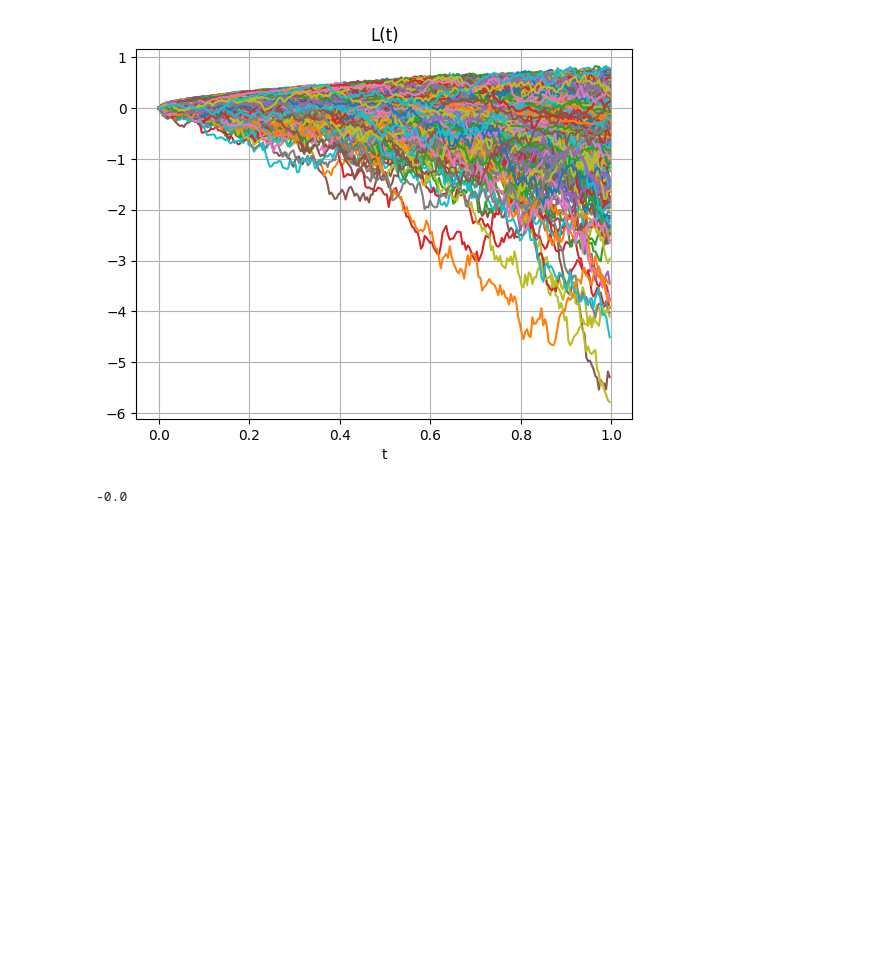
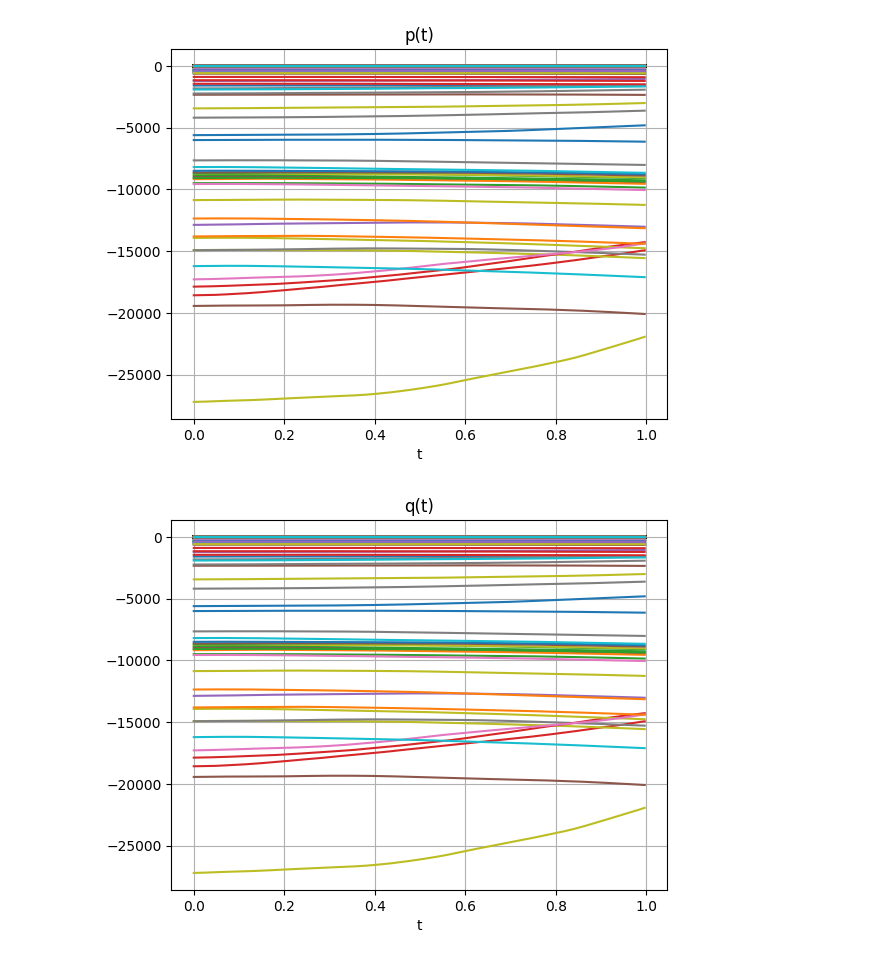
Before and after one commit to JoaoJungblut/Maturity-Risk-for-Variational-Heding, a Jupyter notebook: test.ipynb, the cells around one changed output. Drawn from its saved outputs; the diff is of its cells as text; code cells hidden in the pictures; blank space fills up the shorter version.

```diff
--- a/test.ipynb
+++ b/test.ipynb
@@ -639,38 +661,40 @@ sim = GBMSimulator(
 
 S = sim.simulate_S()
 H, dH_dS, d2H_dSS, dH_dt, d2H_dt_dS, d3H_dS3 = sim.simulate_H()
 h0 = sim.init_control()
 L = sim.forward_PL(h0)
 LT = L[:,-1]
 #risk = sim.risk_function(LT, risk_type='entw', gamma=1, k=2)
-terminal_condition = sim.terminal_adjoint(LT, risk_type='ente', gamma=1, a=2)
+pT = sim.terminal_adjoint(LT, risk_type='entw', gamma=1, k=2)
+p, q = sim.backward_adjoint(pT)
 
 t = sim.t0 + sim.dt * np.arange(sim.steps)
 
 # helper simples
 def plot_df(arr, title):
     df = pd.DataFrame(arr.T, index=t)   # tempo no index
     df.iloc[:, :].plot(legend=False)  # só 10 trajetórias
     plt.title(title)
     plt.xlabel("t")
     plt.grid(True)
 
 # ----------------------------
 # Plots (1 figura por objeto)
 # ----------------------------
 #plot_df(S, "S(t)")
 #plot_df(H, "H(t,S)")
 #plot_df(dH_dS, "Delta dH/dS")
 #plot_df(d2H_dSS, "Gamma d²H/dS²")
 #plot_df(d3H_dS3, "Third derivative d³H/dS³")
 #plot_df(dH_dt, "Time derivative dH/dt")
 #plot_df(d2H_dt_dS, "Mixed derivative d²H/(dt dS)")
-plot_df(L, "L(t)")
+#plot_df(L, "L(t)")
+plot_df(p, "p(t)")
+plot_df(p, "q(t)")
 plt.show()
-print(terminal_condition)
 # %% [output]
-[figure, old version]
+[figure, new version]
--0.0
+[figure, added]
 # %%
 import os
 import numpy as np
```
Also changed, not shown: parts of 1 cell of this notebook.
